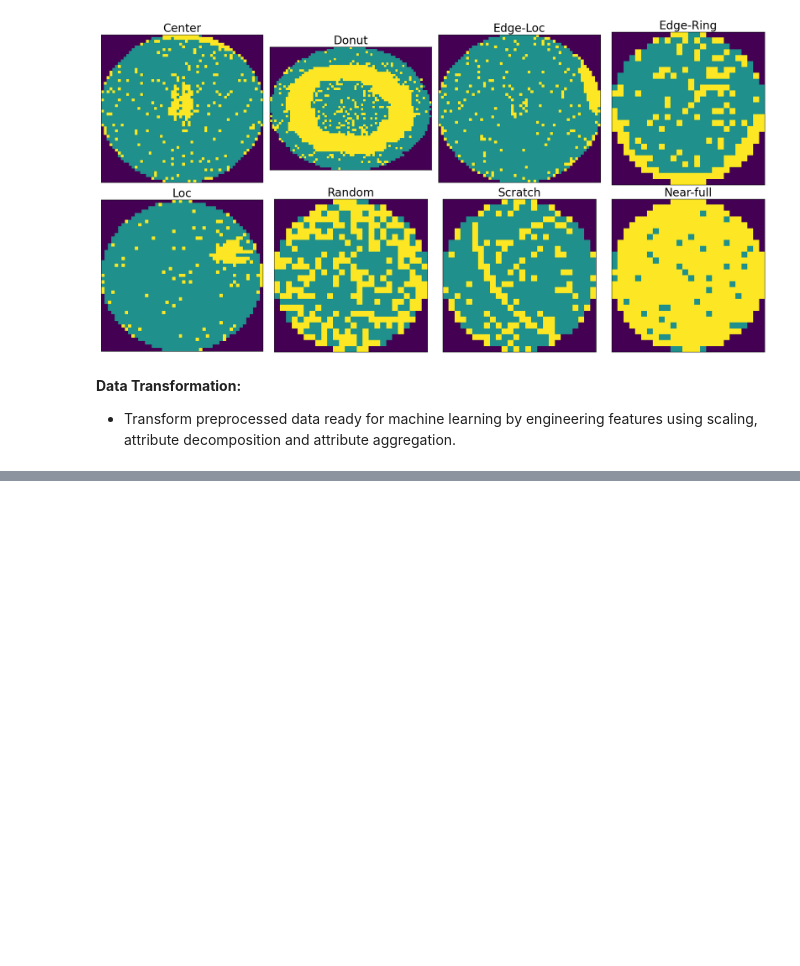
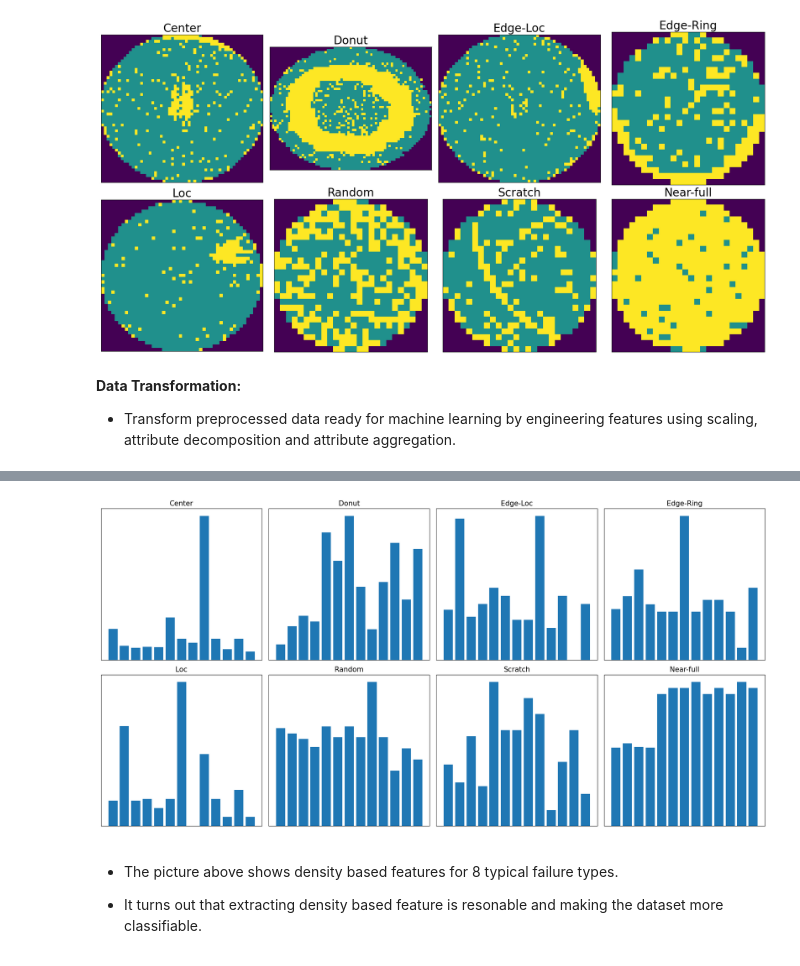
Before and after one commit to Simon371997/Projects, a Jupyter notebook: Wafermap_Project/test.ipynb, the cells around one changed output, grey strips where cells are left out. Saved outputs shown, nothing was run; the diff lists cells and outputs as text; code cells hidden in the pictures; blank space fills up the shorter version.

```diff
--- a/Wafermap_Project/test.ipynb
+++ b/Wafermap_Project/test.ipynb
@@ -257,0 +293,50 @@ plt.show()
+# %%
+def cal_den(x):
+    return 100*(np.sum(x==2)/np.size(x))
+
+def find_regions(x):
+    rows=np.size(x,axis=0)
+    cols=np.size(x,axis=1)
+    ind1=np.arange(0,rows,rows//5)
+    ind2=np.arange(0,cols,cols//5)
+
+    reg1=x[ind1[0]:ind1[1],:]
+    reg3=x[ind1[4]:,:]
+    reg4=x[:,ind2[0]:ind2[1]]
+    reg2=x[:,ind2[4]:]
+
+    reg5=x[ind1[1]:ind1[2],ind2[1]:ind2[2]]
+    reg6=x[ind1[1]:ind1[2],ind2[2]:ind2[3]]
+    reg7=x[ind1[1]:ind1[2],ind2[3]:ind2[4]]
+    reg8=x[ind1[2]:ind1[3],ind2[1]:ind2[2]]
+    reg9=x[ind1[2]:ind1[3],ind2[2]:ind2[3]]
+    reg10=x[ind1[2]:ind1[3],ind2[3]:ind2[4]]
+    reg11=x[ind1[3]:ind1[4],ind2[1]:ind2[2]]
+    reg12=x[ind1[3]:ind1[4],ind2[2]:ind2[3]]
+    reg13=x[ind1[3]:ind1[4],ind2[3]:ind2[4]]
+
+    fea_reg_den = []
+    fea_reg_den = [cal_den(reg1),cal_den(reg2),cal_den(reg3),cal_den(reg4),cal_den(reg5),cal_den(reg6),cal_den(reg7),cal_den(reg8),cal_den(reg9),cal_den(reg10),cal_den(reg11),cal_den(reg12),cal_den(reg13)]
+    return fea_reg_den
+# %%
+df_withpattern['fea_reg']=df_withpattern.waferMap.apply(find_regions)
+# %%
+x = [9,340, 3, 16, 0, 25, 84, 37]
+labels2 = ['Center','Donut','Edge-Loc','Edge-Ring','Loc','Random','Scratch','Near-full']
+
+fig, ax = plt.subplots(nrows = 2, ncols = 4,figsize=(20, 10))
+ax = ax.ravel(order='C')
+for i in range(8):
+    ax[i].bar(np.linspace(1,13,13),df_withpattern.fea_reg[x[i]])
+    ax[i].set_title(df_withpattern.failureType[x[i]][0][0],fontsize=15)
+    ax[i].set_xticks([])
+    ax[i].set_yticks([])
+
+plt.tight_layout()
+plt.show()
+# %% [output]
+[figure, added]
+# %% [markdown]
+- The picture above shows density based features for 8 typical failure types.
+
+- It turns out that extracting density based feature is resonable and making the dataset more classifiable.
```
Also changed, not shown: parts of 16 cells of this notebook.
